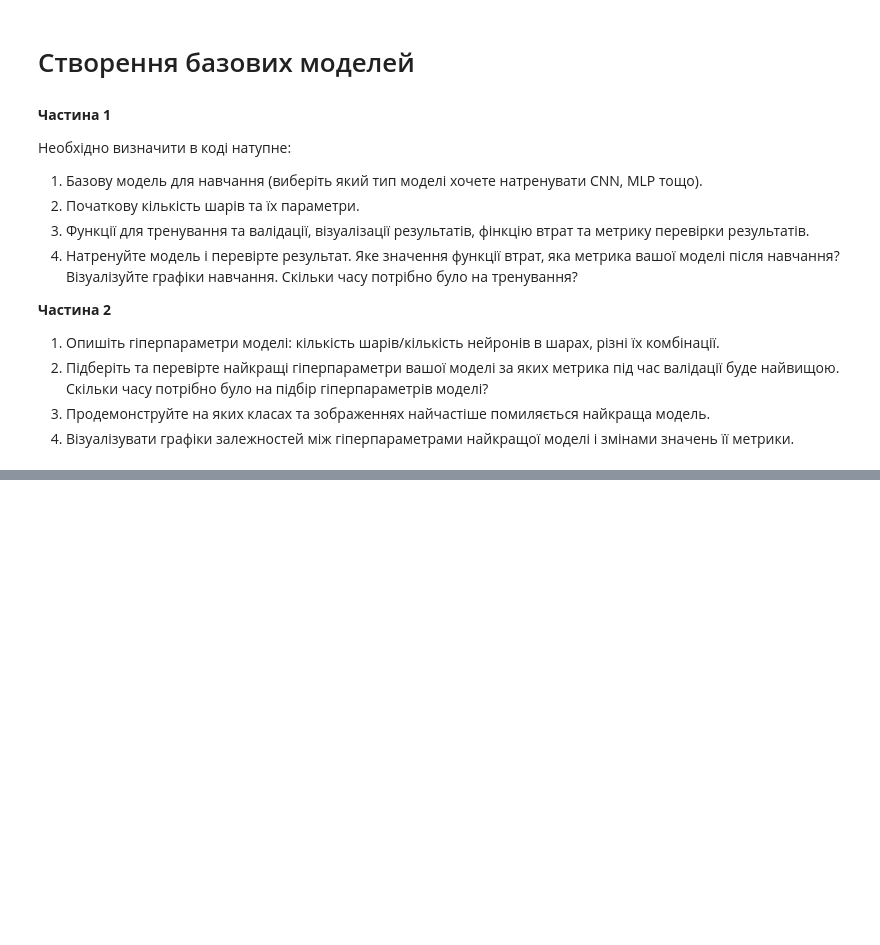
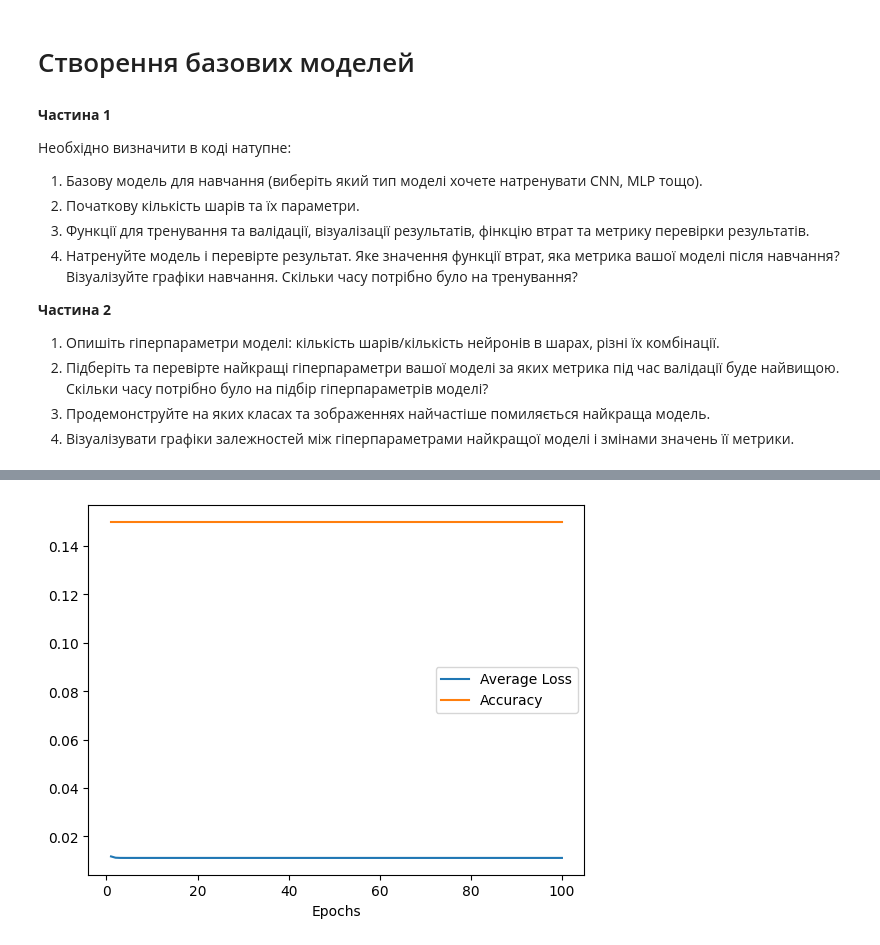
Before and after one commit to Mikkicon/kma-2023-neural-networks, a Jupyter notebook: 01-creating-basic-models.ipynb, the cells around one changed output, grey strips where cells are left out. Saved outputs shown, nothing was run; the diff lists cells and outputs as text; code cells hidden in the pictures; blank space fills up the shorter version.

```diff
--- a/01-creating-basic-models.ipynb
+++ b/01-creating-basic-models.ipynb
@@ -76,7 +70,7 @@ plt_size = 2
 plt_images = 8
 IMAGE_SIZE = 28
 CLASSES_N = len(set([i.item() for x,y in train_loader for i in y]))
-EPOCHS = 50
+EPOCHS = 10
 N_TRAIN_EXAMPLES=20
 N_VALID_EXAMPLES=20
 # %%
@@ -120,0 +369,7 @@ def define_model(trial: Trial):
+# %%
+
+model = MyNN()
+optimizer = torch.optim.Adam(model.parameters(), lr=0.005)
+scheduler = torch.optim.lr_scheduler.StepLR(optimizer, step_size=1)
+
+train_loop(model, optimizer, scheduler, train_loader)
@@ -120,0 +383,62 @@ def define_model(trial: Trial):
+# %%
+# Training loop
+EPOCHS = 100  # Adjust as needed
+avg_accuracies = []
+avg_losses = []
+
+model = MyNN()
+optimizer = torch.optim.Adam(model.parameters(), lr=0.005)
+scheduler = torch.optim.lr_scheduler.StepLR(optimizer, step_size=1)
+
+for epoch in range(1, EPOCHS + 1):
+    model.train()
+    train_loss = 0.0
+    for batch_idx, (X_train, y_train) in enumerate(train_loader):
+        if batch_idx * len(X_train) >= N_TRAIN_EXAMPLES:
+            break
+        data, target = X_train.to(device), y_train.to(device)
+        optimizer.zero_grad()
+        output = model(data)
+        loss = F.nll_loss(output, target)
+        loss.backward()
+        optimizer.step()
+        train_loss += loss.item()
+
+    avg_train_loss = train_loss / len(train_loader)
+
+    # Validation loop
+    model.eval()
+    correct = 0
+    validation_loss = 0.0
+    with torch.no_grad():
+        for batch_idx, (X_valid, y_valid) in enumerate(validation_loader):
+            if batch_idx * len(X_valid) >= N_VALID_EXAMPLES:
+                break
+            data, target = X_valid.to(device), y_valid.to(device)
+            output = model(data)
+            loss = F.nll_loss(output, target)
+            validation_loss += loss.item()
+            pred = output.argmax(dim=1, keepdim=True)
+            correct += pred.eq(target.view_as(pred)).sum().item()
+
+    avg_validation_loss = validation_loss / len(validation_loader)
+    avg_accuracy = correct / min(len(validation_loader.dataset), N_VALID_EXAMPLES)
+
+    # Adjust learning rate
+    scheduler.step()
+
+    avg_accuracies.append(avg_accuracy)
+    avg_losses.append(avg_validation_loss)
+
+    print(f"Epoch {epoch}/{EPOCHS}, Loss: {avg_validation_loss:.4f}, Accuracy: {avg_accuracy:.4f}")
+
+# Save the trained model
+torch.save(model.state_dict(), 'model.pth')
+
+# Visualize learning curves
+plt.plot(range(1, EPOCHS + 1), avg_losses, label='Average Loss')
+plt.plot(range(1, EPOCHS + 1), avg_accuracies, label='Accuracy')
+plt.xlabel('Epochs')
+plt.legend()
+plt.show()
+# %% [output]
@@ -120,0 +462 @@ def define_model(trial: Trial):
+[figure, added]
```
Also changed, not shown: parts of 20 cells of this notebook.
